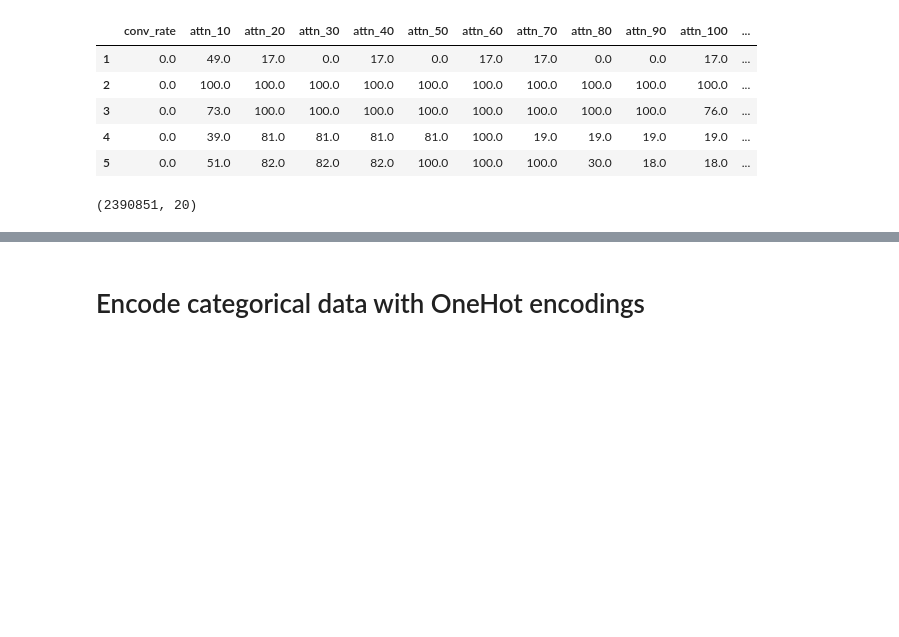
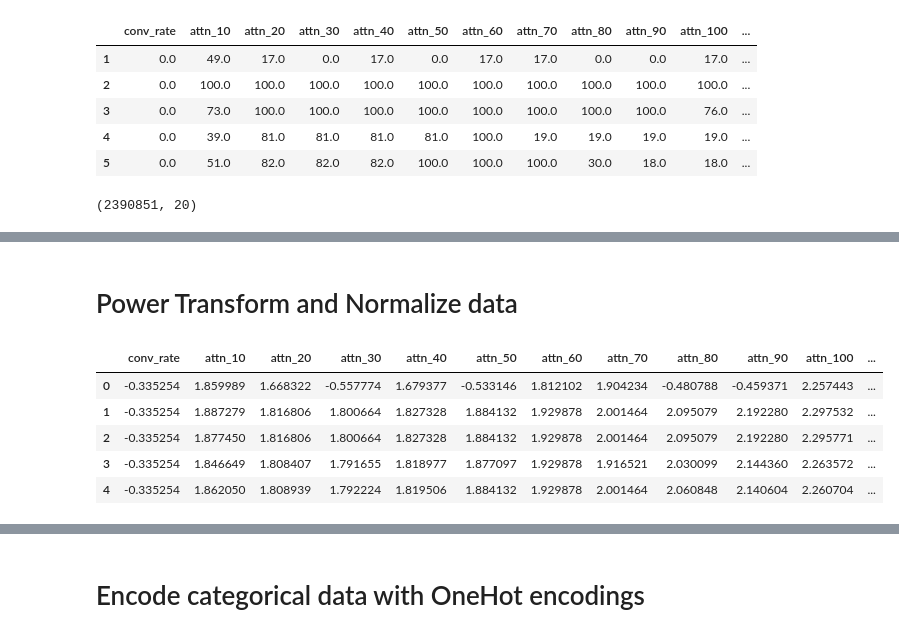
Before and after one commit to brianwvincent/quantum_test, a Jupyter notebook: page_analysis.ipynb, the cells around one changed output, grey strips where cells are left out. Cells and saved outputs as stored; diff of their text form; code cells hidden in the pictures; blank space fills up the shorter version.

```diff
--- a/page_analysis.ipynb
+++ b/page_analysis.ipynb
@@ -104,0 +128,15 @@ subset_df.compute().describe()
+# %% [markdown]
+# Power Transform and Normalize data
+# %%
+# due to non gaussian (exponential) distributions, need to transform that data to be more gaussian
+pwr_trsfrm = PowerTransformer()
+normalized_data = pwr_trsfrm.fit_transform(subset_df[['conv_rate', 'attn_10', 'attn_20', 'attn_30', 'attn_40', 'attn_50', 'attn_60', 'attn_70', 'attn_80', 'attn_90', 'attn_100', 'clicks', 'engaged_seconds', 'max_scroll', 'ajax_reqs', 'num_events', 'num_forms', 'avg_form_fill_s', 'avg_time2click_ms']])
+normalized_df = pd.DataFrame(normalized_data, columns=['conv_rate', 'attn_10', 'attn_20', 'attn_30', 'attn_40', 'attn_50', 'attn_60', 'attn_70', 'attn_80', 'attn_90', 'attn_100', 'clicks', 'engaged_seconds', 'max_scroll', 'ajax_reqs', 'num_events', 'num_forms', 'avg_form_fill_s', 'avg_time2click_ms'])
+normalized_df.head()
+# %% [output]
+|  | conv_rate | attn_10 | attn_20 | attn_30 | attn_40 | attn_50 | attn_60 | attn_70 | attn_80 | attn_90 | attn_100 | ... |
+| 0 | -0.335254 | 1.859989 | 1.668322 | -0.557774 | 1.679377 | -0.533146 | 1.812102 | 1.904234 | -0.480788 | -0.459371 | 2.257443 | ... |
+| 1 | -0.335254 | 1.887279 | 1.816806 | 1.800664 | 1.827328 | 1.884132 | 1.929878 | 2.001464 | 2.095079 | 2.192280 | 2.297532 | ... |
+| 2 | -0.335254 | 1.877450 | 1.816806 | 1.800664 | 1.827328 | 1.884132 | 1.929878 | 2.001464 | 2.095079 | 2.192280 | 2.295771 | ... |
+| 3 | -0.335254 | 1.846649 | 1.808407 | 1.791655 | 1.818977 | 1.877097 | 1.929878 | 1.916521 | 2.030099 | 2.144360 | 2.263572 | ... |
+| 4 | -0.335254 | 1.862050 | 1.808939 | 1.792224 | 1.819506 | 1.884132 | 1.929878 | 2.001464 | 2.060848 | 2.140604 | 2.260704 | ... |
```
Also changed, not shown: parts of 9 cells of this notebook, 6 other files.
